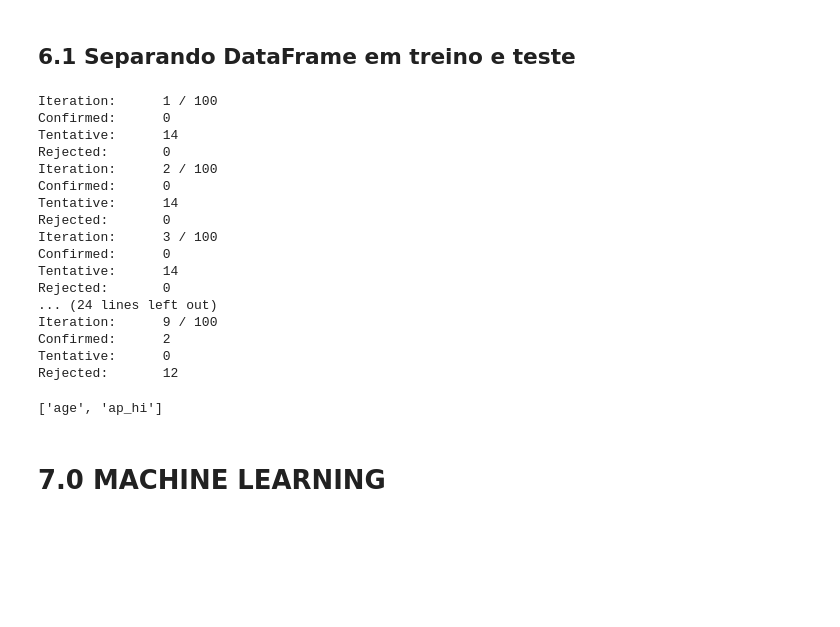
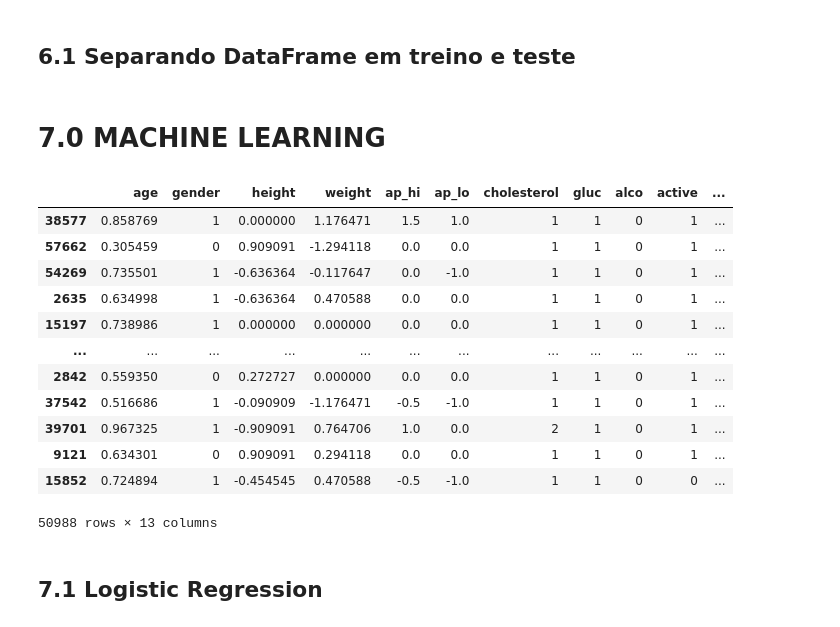
Before and after one commit to RoneyDev7/Cardio_Catch_Disease, a Jupyter notebook: 01-frn_cardio_catch_dieses.ipynb, the cells around one changed output. Cells and saved outputs as stored; diff of their text form; code cells hidden in the pictures; blank space fills up the shorter version.

```diff
--- a/01-frn_cardio_catch_dieses.ipynb
+++ b/01-frn_cardio_catch_dieses.ipynb
@@ -436,30 +471,12 @@ df6 = df5.copy()
 y = df6['cardio']
 X = df6.drop(['id', 'cardio'], axis=1)
 # %%
-X_train, X_test, y_train, y_test = train_test_split(X, y, train_size=0.7, random_state=42)
+X_train, X_test, y_train, y_test = train_test_split(X, y, train_size=0.75)
 # %%
 X_train_n = X_train.values
 y_train_n = y_train.values.ravel()
 
-rf = RandomForestRegressor(n_jobs=-1)
+#rf = RandomForestRegressor(n_jobs=-1)
 
-boruta = BorutaPy(rf, n_estimators='auto', verbose=2, random_state=42).fit(X_train_n, y_train_n)
+#boruta = BorutaPy(rf, n_estimators='auto', verbose=2, random_state=42).fit(X_train_n, y_train_n)
-# %% [output]
-Iteration:      1 / 100
-Confirmed:      0
-Tentative:      14
-Rejected:       0
-Iteration:      2 / 100
-Confirmed:      0
-Tentative:      14
-Rejected:       0
-Iteration:      3 / 100
-Confirmed:      0
-Tentative:      14
-Rejected:       0
-... (24 lines left out)
-Iteration:      9 / 100
-Confirmed:      2
-Tentative:      0
-Rejected:       12
 # %%
@@ -469,4 +485,0 @@ cols_not_selected_boruta = list(np.setdiff1d( X_train.columns, cols_selected_bor
-# %%
-cols_selected_boruta
-# %% [output]
-['age', 'ap_hi']
@@ -473,4 +488,23 @@ cols_selected_boruta
 # %% [markdown]
 # 7.0 MACHINE LEARNING
+# %%
+X_test.drop('smoke', axis=1)
+X_train.drop('smoke', axis=1)
+# %% [output]
+|  | age | gender | height | weight | ap_hi | ap_lo | cholesterol | gluc | alco | active | ... |
+| 38577 | 0.858769 | 1 | 0.000000 | 1.176471 | 1.5 | 1.0 | 1 | 1 | 0 | 1 | ... |
+| 57662 | 0.305459 | 0 | 0.909091 | -1.294118 | 0.0 | 0.0 | 1 | 1 | 0 | 1 | ... |
+| 54269 | 0.735501 | 1 | -0.636364 | -0.117647 | 0.0 | -1.0 | 1 | 1 | 0 | 1 | ... |
+| 2635 | 0.634998 | 1 | -0.636364 | 0.470588 | 0.0 | 0.0 | 1 | 1 | 0 | 1 | ... |
+| 15197 | 0.738986 | 1 | 0.000000 | 0.000000 | 0.0 | 0.0 | 1 | 1 | 0 | 1 | ... |
+| ... | ... | ... | ... | ... | ... | ... | ... | ... | ... | ... | ... |
+| 2842 | 0.559350 | 0 | 0.272727 | 0.000000 | 0.0 | 0.0 | 1 | 1 | 0 | 1 | ... |
+| 37542 | 0.516686 | 1 | -0.090909 | -1.176471 | -0.5 | -1.0 | 1 | 1 | 0 | 1 | ... |
+| 39701 | 0.967325 | 1 | -0.909091 | 0.764706 | 1.0 | 0.0 | 2 | 1 | 0 | 1 | ... |
+| 9121 | 0.634301 | 0 | 0.909091 | 0.294118 | 0.0 | 0.0 | 1 | 1 | 0 | 1 | ... |
+| 15852 | 0.724894 | 1 | -0.454545 | 0.470588 | -0.5 | -1.0 | 1 | 1 | 0 | 0 | ... |
+50988 rows × 13 columns
+# %% [markdown]
+## 7.1 Logistic Regression
 # %%
 lr = LogisticRegression().fit(X_train, y_train)
```
Also changed, not shown: parts of 26 cells of this notebook.
